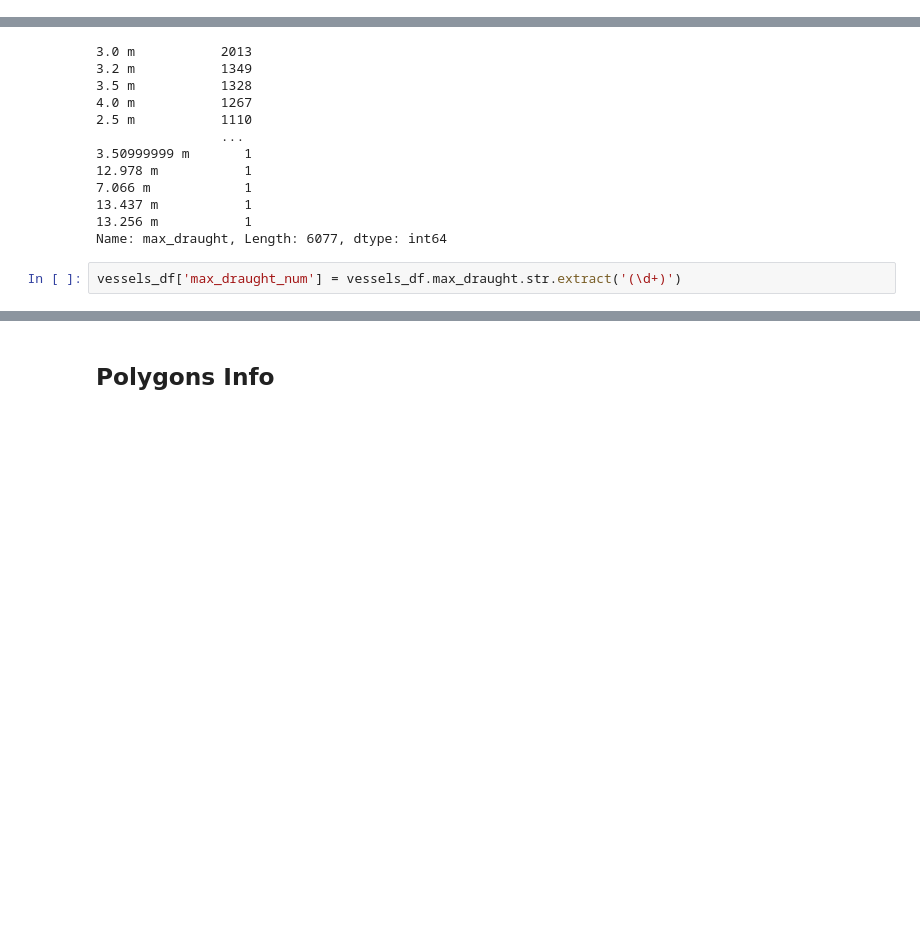
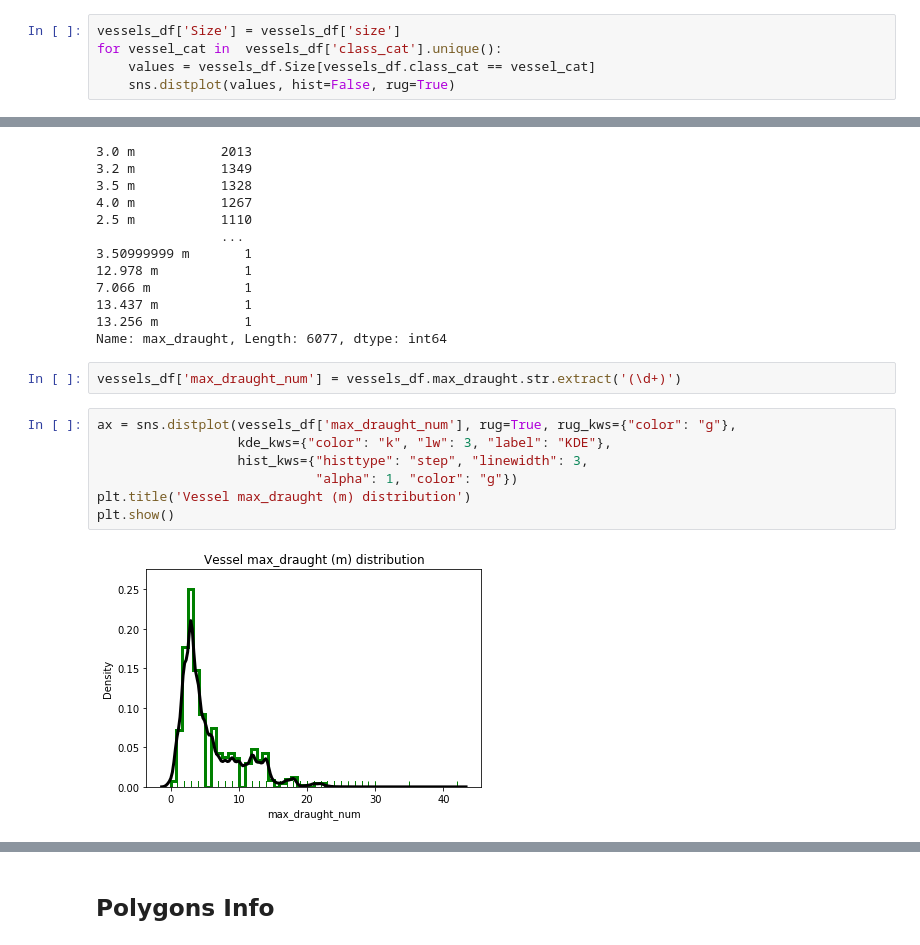
Before and after one commit to efratmag/ports-mapping-using-behavioral-vessel-data, a Jupyter notebook: data_exploration/EDA_Efrat.ipynb, the cells around one changed output, grey strips where cells are left out. Drawn from its saved outputs; the diff is of its cells as text; blank space fills up the shorter version.

```diff
--- a/data_exploration/EDA_Efrat.ipynb
+++ b/data_exploration/EDA_Efrat.ipynb
@@ -416,0 +498,5 @@ Name: size, Length: 417, dtype: int64
+# %%
+vessels_df['Size'] = vessels_df['size']
+for vessel_cat in  vessels_df['class_cat'].unique():
+    values = vessels_df.Size[vessels_df.class_cat == vessel_cat]
+    sns.distplot(values, hist=False, rug=True)
@@ -441,6 +531,15 @@ vessels_df['max_draught'].value_counts()
 Name: max_draught, Length: 6077, dtype: int64
 # %%
 vessels_df['max_draught_num'] = vessels_df.max_draught.str.extract('(\d+)')
+# %%
+ax = sns.distplot(vessels_df['max_draught_num'], rug=True, rug_kws={"color": "g"},
+                  kde_kws={"color": "k", "lw": 3, "label": "KDE"},
+                  hist_kws={"histtype": "step", "linewidth": 3,
+                            "alpha": 1, "color": "g"})
+plt.title('Vessel max_draught (m) distribution')
+plt.show()
+# %% [output]
+[figure, added]
 # %%
 sns.distplot(vessels_df['max_draught_num'])
 plt.title('Vessel max_draught (m) distribution')
```
Also changed, not shown: parts of 22 cells of this notebook.
